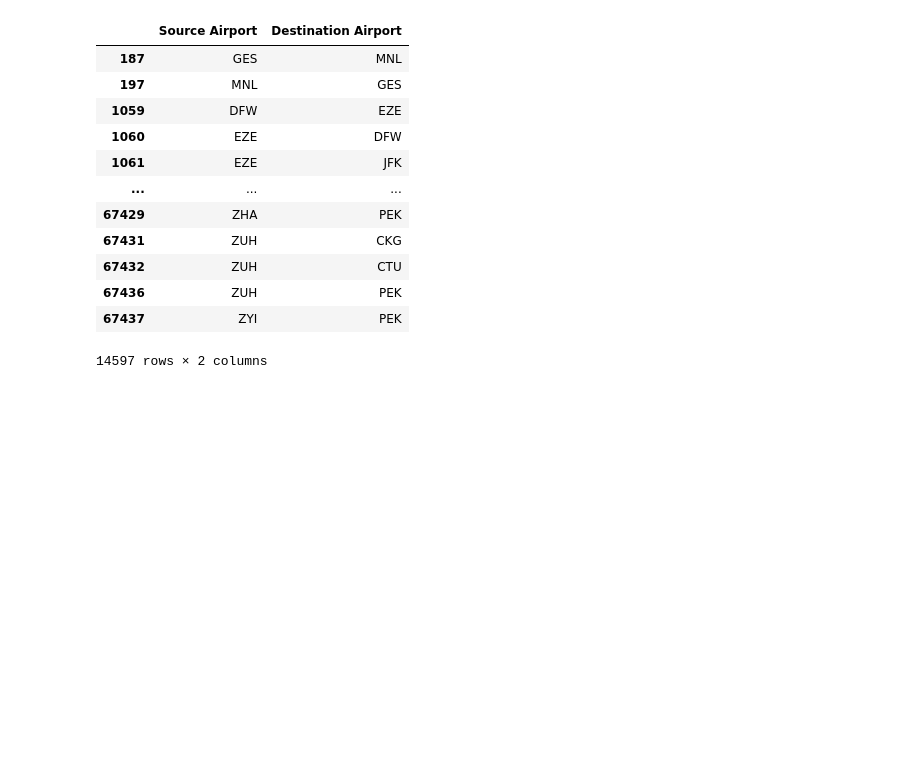
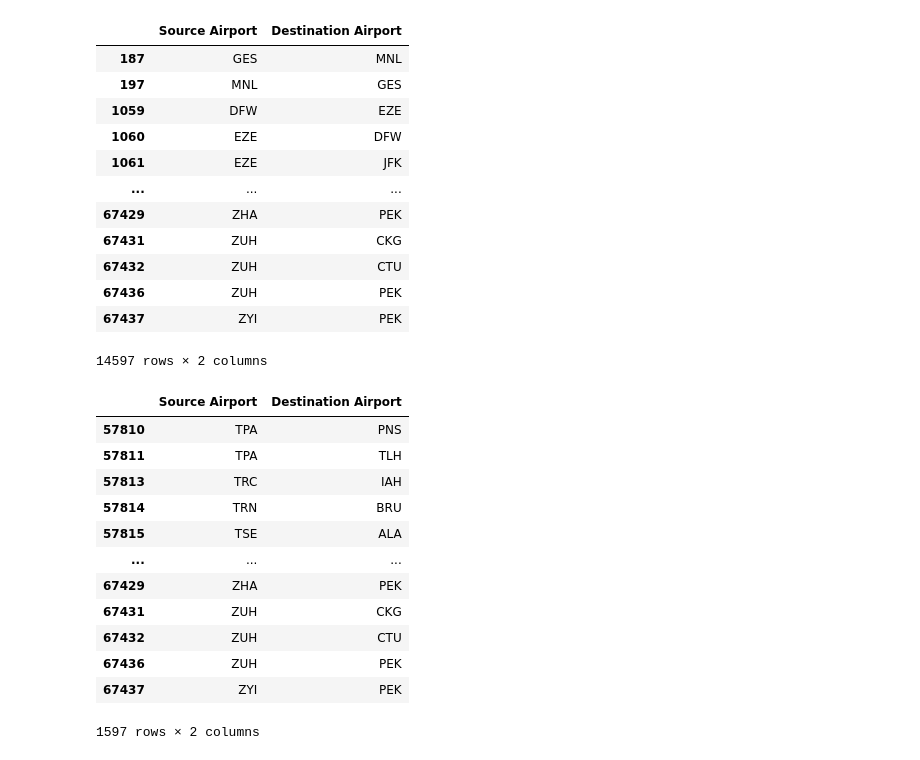
Before and after one commit to athanvi2/CS-225-Project, a Jupyter notebook: data_cleaning/Cleaner.ipynb, the cells around one changed output. Cells and saved outputs as stored; diff of their text form; code cells hidden in the pictures; blank space fills up the shorter version.

Commit message:
created smaller routes list for testing

```diff
--- a/data_cleaning/Cleaner.ipynb
+++ b/data_cleaning/Cleaner.ipynb
@@ -127,3 +127,21 @@ routes_df_new
 14597 rows × 2 columns
 # %%
 routes_df_new.to_csv('clean_routes.csv', index=False)
+# %%
+## Shortening routes csv for easier testing on runtime
+routes_df_shortened = routes_df_new.drop(routes_df_new.index[range(13000)])
+routes_df_shortened
+# %% [output]
+|  | Source Airport | Destination Airport |
+| 57810 | TPA | PNS |
+| 57811 | TPA | TLH |
+| 57813 | TRC | IAH |
+| 57814 | TRN | BRU |
+| 57815 | TSE | ALA |
+| ... | ... | ... |
+| 67429 | ZHA | PEK |
+| 67431 | ZUH | CKG |
+| 67432 | ZUH | CTU |
+| 67436 | ZUH | PEK |
+| 67437 | ZYI | PEK |
+1597 rows × 2 columns
```
Also changed, not shown: parts of 1 cell of this notebook, 11 other files.
